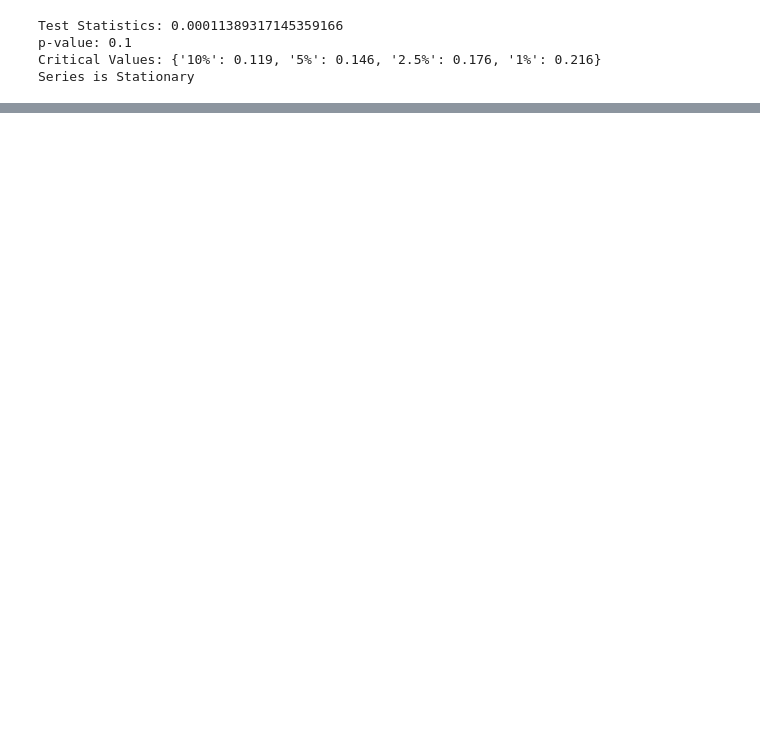
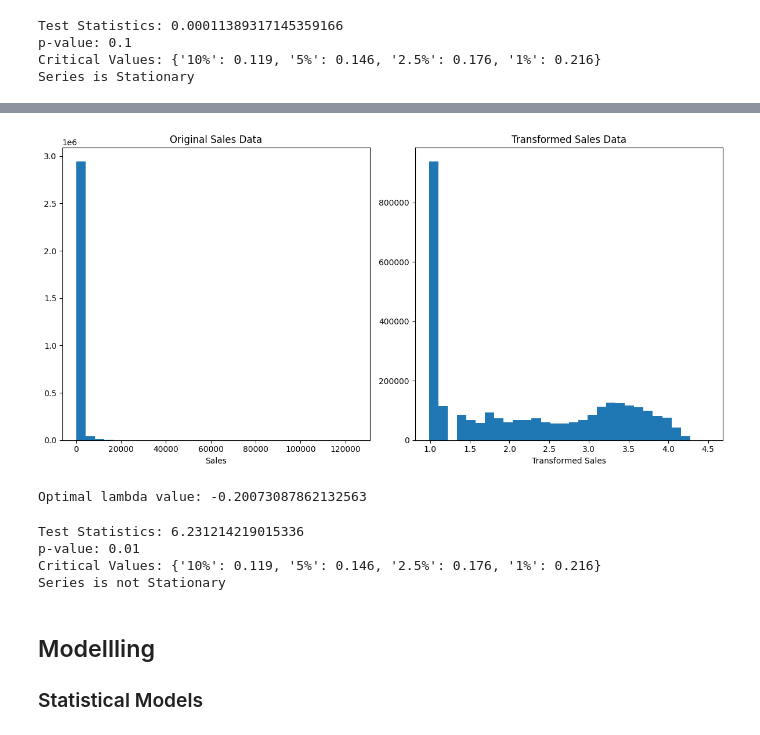
Before and after one commit to sethsot/Regression_Project, a Jupyter notebook: draft.ipynb, the cells around one changed output, grey strips where cells are left out. Saved outputs shown, nothing was run; the diff lists cells and outputs as text; code cells hidden in the pictures; blank space fills up the shorter version.

```diff
--- a/draft.ipynb
+++ b/draft.ipynb
@@ -1434,0 +1433,29 @@ sns.lineplot(x=clean_train.index,y=clean_train['sales_diff'])
+# %%
+# Adding 1 to make all values positive
+# apply the box-cox transformation
+
+clean_train['sales'] = clean_train['sales'] + 1
+
+transformed_sales, lambda_value = stats.boxcox(clean_train['sales'])
+# %%
+# Plot the original and transformed data
+plt.figure(figsize=(12, 6))
+
+plt.subplot(1, 2, 1)
+plt.hist(clean_train['sales'], bins=30)
+plt.title('Original Sales Data')
+plt.xlabel('Sales')
+
+plt.subplot(1, 2, 2)
+plt.hist(transformed_sales, bins=30)
+plt.title('Transformed Sales Data')
+plt.xlabel('Transformed Sales')
+
+plt.tight_layout()
+plt.show()
+
+# Check the optimal lambda value
+print(f"Optimal lambda value: {lambda_value}")
+# %% [output]
+[figure, added]
+Optimal lambda value: -0.20073087862132563
@@ -1434,0 +1468,18 @@ sns.lineplot(x=clean_train.index,y=clean_train['sales_diff'])
+# %%
+print(f'Test Statistics: {stats}')
+print(f'p-value: {p}')
+print(f'Critical Values: {critical_values_T}')
+
+if p < 0.05 :
+    print('Series is not Stationary')
+else:
+    print('Series is Stationary')
+# %% [output]
+Test Statistics: 6.231214219015336
+p-value: 0.01
+Critical Values: {'10%': 0.119, '5%': 0.146, '2.5%': 0.176, '1%': 0.216}
+Series is not Stationary
+# %% [markdown]
+## Modellling
+
+### Statistical Models
```
Also changed, not shown: parts of 33 cells of this notebook.
